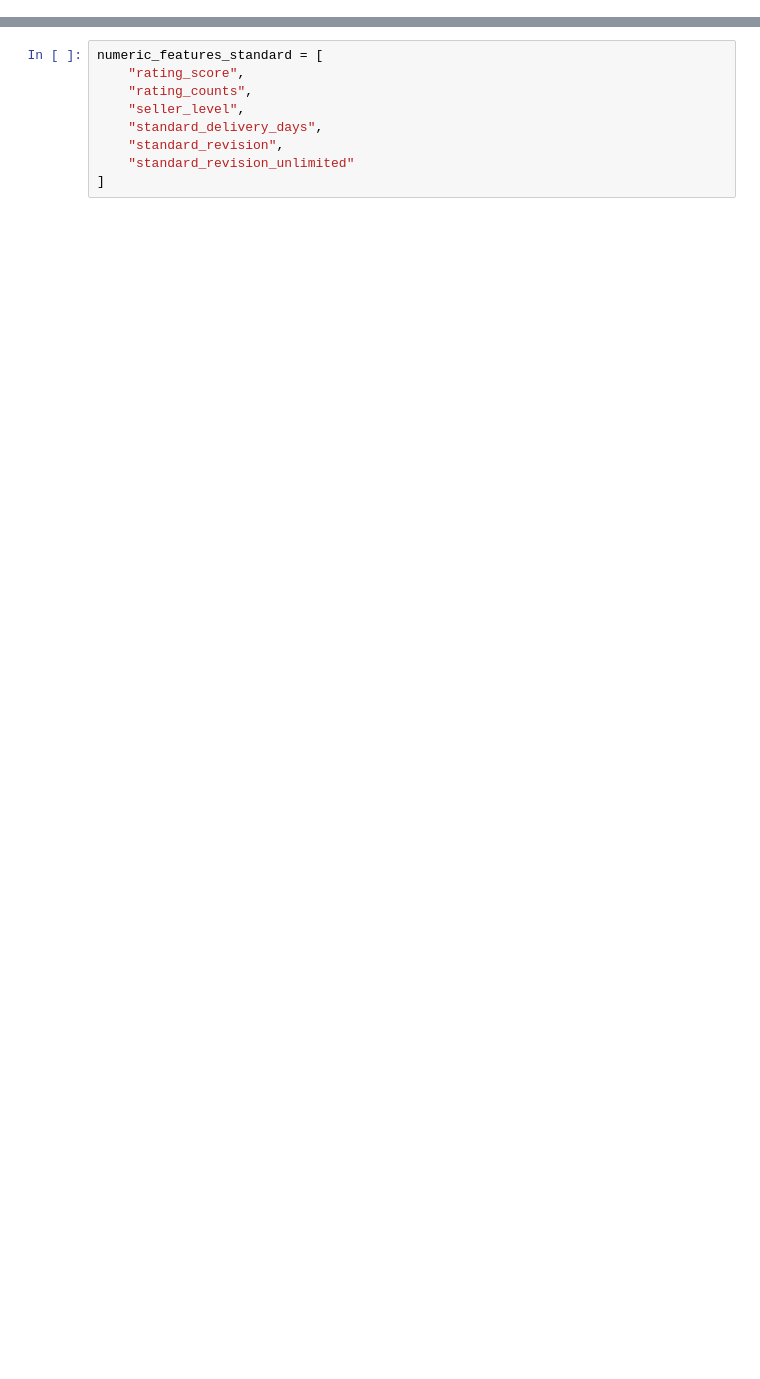
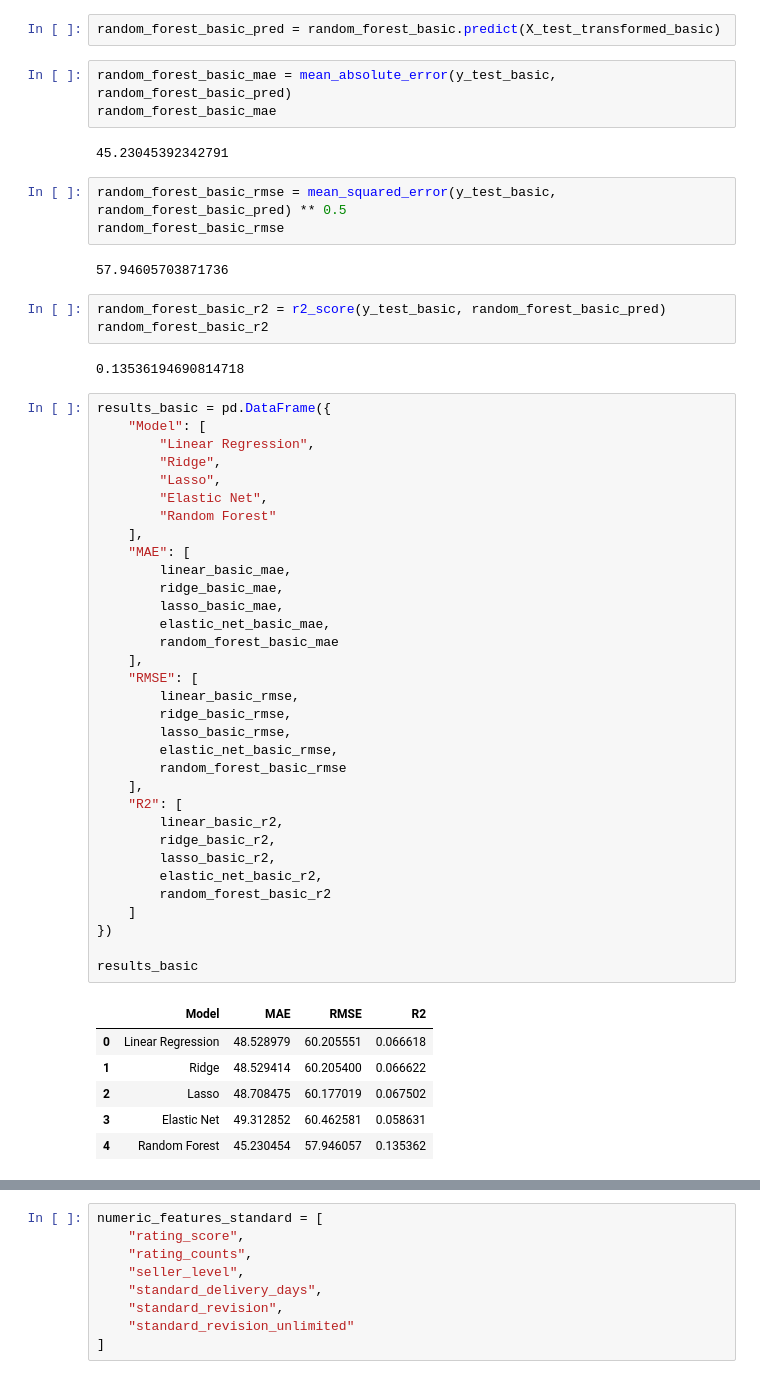
Before and after one commit to puravkumar/freelancer-pricing-intelligence, a Jupyter notebook: notebooks/02_featureEngineering.ipynb, the cells around one changed output, grey strips where cells are left out. Cells and saved outputs as stored; diff of their text form; blank space fills up the shorter version.

Commit message:
Update models, datasets and Flask app

```diff
--- a/notebooks/02_featureEngineering.ipynb
+++ b/notebooks/02_featureEngineering.ipynb
@@ -433,0 +155,57 @@ X_train_standard, X_test_standard, y_train_standard, y_test_standard = train_tes
+# %%
+random_forest_basic_pred = random_forest_basic.predict(X_test_transformed_basic)
+# %%
+random_forest_basic_mae = mean_absolute_error(y_test_basic, random_forest_basic_pred)
+random_forest_basic_mae
+# %% [output]
+45.23045392342791
+# %%
+random_forest_basic_rmse = mean_squared_error(y_test_basic, random_forest_basic_pred) ** 0.5
+random_forest_basic_rmse
+# %% [output]
+57.94605703871736
+# %%
+random_forest_basic_r2 = r2_score(y_test_basic, random_forest_basic_pred)
+random_forest_basic_r2
+# %% [output]
+0.13536194690814718
+# %%
+results_basic = pd.DataFrame({
+    "Model": [
+        "Linear Regression",
+        "Ridge",
+        "Lasso",
+        "Elastic Net",
+        "Random Forest"
+    ],
+    "MAE": [
+        linear_basic_mae,
+        ridge_basic_mae,
+        lasso_basic_mae,
+        elastic_net_basic_mae,
+        random_forest_basic_mae
+    ],
+    "RMSE": [
+        linear_basic_rmse,
+        ridge_basic_rmse,
+        lasso_basic_rmse,
+        elastic_net_basic_rmse,
+        random_forest_basic_rmse
+    ],
+    "R2": [
+        linear_basic_r2,
+        ridge_basic_r2,
+        lasso_basic_r2,
+        elastic_net_basic_r2,
+        random_forest_basic_r2
+    ]
+})
+
+results_basic
+# %% [output]
+|  | Model | MAE | RMSE | R2 |
+| 0 | Linear Regression | 48.528979 | 60.205551 | 0.066618 |
+| 1 | Ridge | 48.529414 | 60.205400 | 0.066622 |
+| 2 | Lasso | 48.708475 | 60.177019 | 0.067502 |
+| 3 | Elastic Net | 49.312852 | 60.462581 | 0.058631 |
+| 4 | Random Forest | 45.230454 | 57.946057 | 0.135362 |
```
Also changed, not shown: parts of 268 cells of this notebook, 17 other files.
